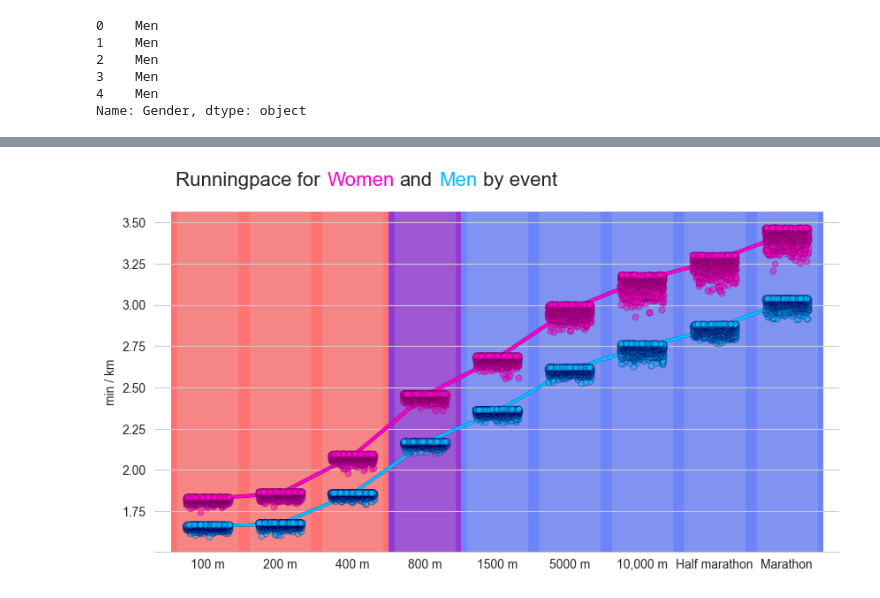
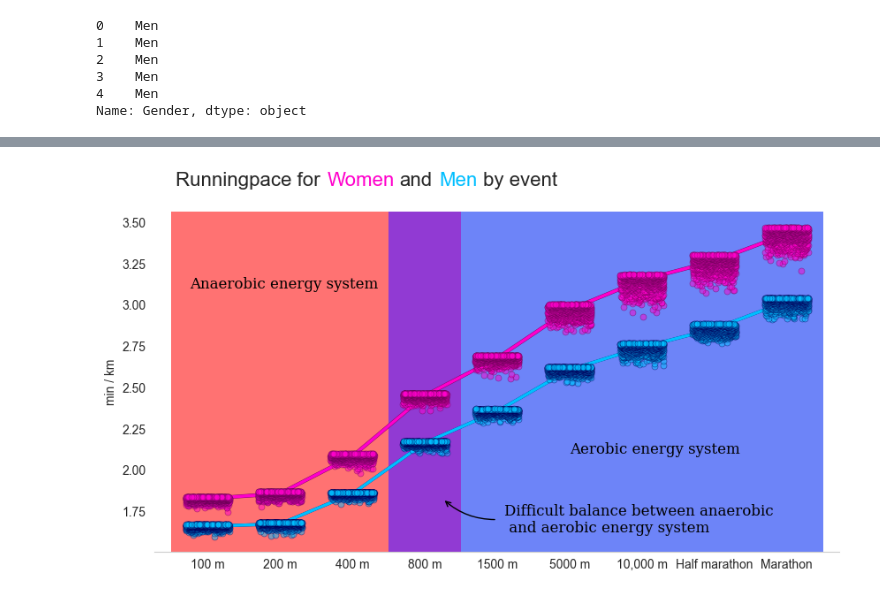
Before and after one commit to Uiblar/DataViz-HSLU, a Jupyter notebook: Python/pace_by_event.ipynb, the cells around one changed output, grey strips where cells are left out. Drawn from its saved outputs; the diff is of its cells as text; code cells hidden in the pictures.

Commit message:
Changed Runningpace by event

```diff
--- a/Python/pace_by_event.ipynb
+++ b/Python/pace_by_event.ipynb
@@ -60,10 +60,21 @@ df["Gender"].head()
 3    Men
 4    Men
 Name: Gender, dtype: object
+# %%
+# -------- Fontproperties
+
+# Fontproperties text
+font_properties_txt = {
+    'family': 'serif',
+    'color':  'black',
+    'weight': 'normal',
+    'size': 12,
+}
 # %%
 f, ax = plt.subplots(figsize=(10, 5))
 
 common_xticks = ['100 m', '200 m', '400 m', '800 m', '1500 m', '5000 m', '10,000 m', 'Half marathon', 'Marathon']
+
 
 title_start = "Runningpace for"
 title_colored_women = "Women"
@@ -123,6 +134,8 @@ median_pace_by_event = woman_df.groupby('Event')['Pace_min_km'].median().reset_i
 median_pace_by_event['Event'] = pd.Categorical(median_pace_by_event['Event'], categories=sorted_events_by_distance, ordered=True)
 median_pace_by_event = median_pace_by_event.sort_values('Event')
 
+print(median_pace_by_event['Event'], median_pace_by_event)
+
 # Calculate new x-coordinates for the line plot
 new_x_coords = [i for i in range(len(sorted_events_by_distance))]
 
@@ -136,11 +149,12 @@ ax.set_xticks(common_xticks)
 ax.tick_params(axis='x', labelsize='medium', pad=2)
 
 
-ax = plt.gca()  # Get current axis
-ax.xaxis.grid(True, linestyle='-', linewidth=50, color='lightgrey', alpha=0.2, zorder=1)  # Enable x-axis grid lines
+# Modifies gridlines
+ax.xaxis.grid(True, linestyle='-', linewidth=50, color='lightgrey', alpha=0.0, zorder=1)  # Enable x-axis grid lines
 
-# Get the gridlines of the x-axis
-xgridlines = ax.get_xgridlines()
+ax.yaxis.grid(False)
+
+
 
 # Hide the x-axis label
 ax.set_xlabel('')
@@ -148,21 +162,57 @@ ax.set_xlabel('')
 # Set the y-axis label
 ax.set_ylabel('min / km')
 
-# step 1: define the rectangle
-ar1 = Rectangle(xy=(-0.5,0), width=3, height=3000, # data coordinates by default
+# Define the rectangles
+rec_height = 2.1
+ar1 = Rectangle(xy=(-0.5,1.5), width=3, height=rec_height, # data coordinates by default
                facecolor="#ff4f4f", zorder=0,
                linewidth=0, alpha=0.8)
-ar2 = Rectangle(xy=(2.5,0), width=1, height=3000, # data coordinates by default
+ar2 = Rectangle(xy=(2.5,1.5), width=1, height=rec_height, # data coordinates by default
                facecolor="#7608c9", zorder=0,
                linewidth=0, alpha=0.8)
-ar3 = Rectangle(xy=(3.5,0), width=5, height=3000, # data coordinates by default
+ar3 = Rectangle(xy=(3.5,1.5), width=5, height=rec_height, # data coordinates by default
                facecolor="#4865f7", zorder=0,
                linewidth=0, alpha=0.8)
 
-# step 2: add the rectangle to our chart object
+# Add the rectangles to our chart object
 ax.add_patch(ar1)
 ax.add_patch(ar2)
 ax.add_patch(ar3)
+
+# Add annotation1 "anaerobic"
+pointx = -0.25
+pointy = 3.08
+
+# ax.scatter(x=pointx, y=pointy, color='orange', marker='+', s=10)
+text1 = ax.text(pointx, pointy, "Anaerobic energy system".format(pointx, pointy),
+                ha='left', va='bottom', fontdict=font_properties_txt)
+
+# Add annotation2 "aerobic"
+pointx = 5
+pointy = 2.08
+
+# ax.scatter(x=pointx, y=pointy, color='orange', marker='+', s=10)
+text1 = ax.text(pointx, pointy, "Aerobic energy system".format(pointx, pointy),
+                ha='left', va='bottom', fontdict=font_properties_txt)
+
+# Add annotation3 with arrow "anaerobic and aerobic"
+pointx = 3.25
+pointy = 1.825
+# ax.scatter(x=pointx, y=pointy, color='orange', marker='+', s=100)
+
+annox = 4
+annoy = 1.70
+# ax.scatter(x=annox, y=annoy, color='red', marker='+', s=100)
+
+anno1 = ax.annotate(xy=(pointx, pointy), text="",
+                   xytext=(annox,annoy),
+                   arrowprops=dict(arrowstyle="->", connectionstyle="arc3,rad=-0.2", ec='black'),
+                   zorder=99)
+
+annotext = ax.text(x=annox + 0.1, y=annoy,
+                   s="Difficult balance between anaerobic \n"
+                     " and aerobic energy system", va="center",
+                   fontdict=font_properties_txt)
 
 sns.despine(left=True, top=True, right=True)
 # plt.tight_layout()
@@ -172 +242 @@ plt.show()
-[figure, old version]
+[figure, new version]
```
Also changed, not shown: parts of 1 cell of this notebook.
